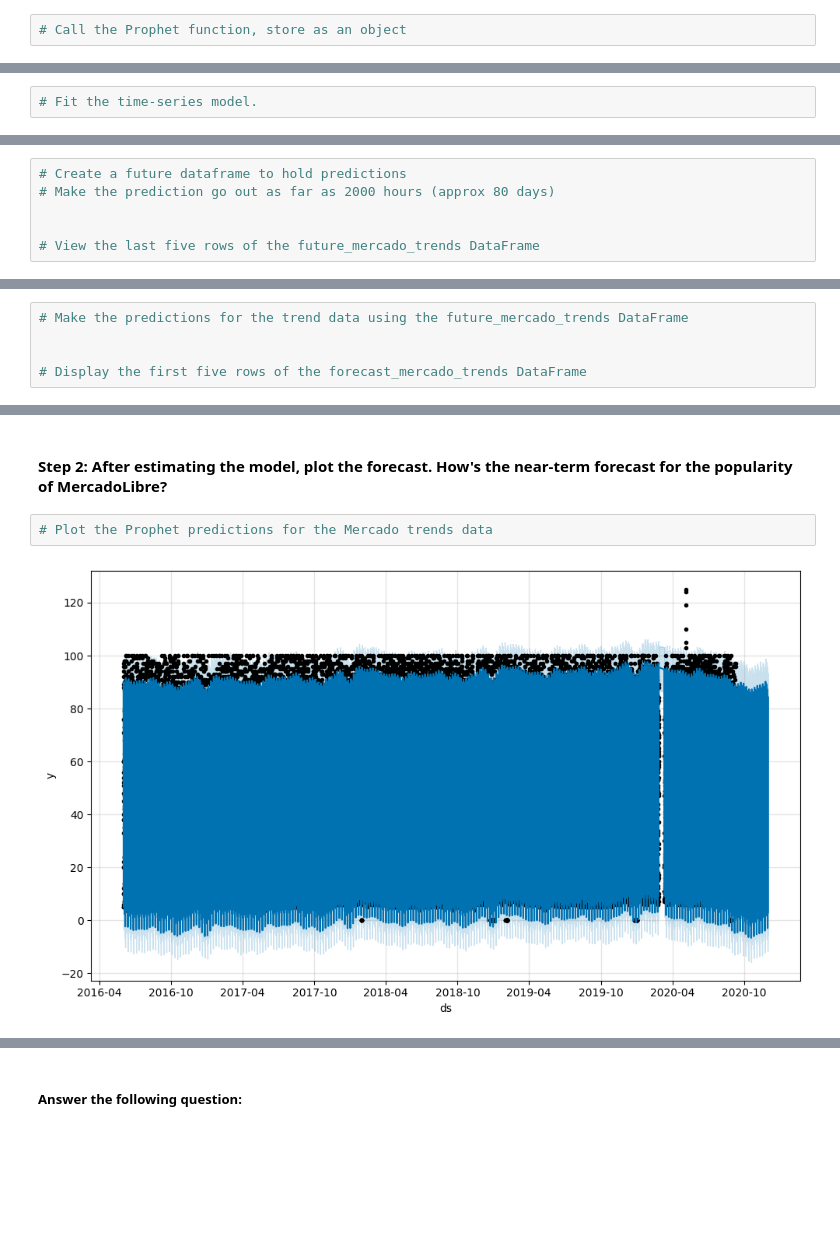
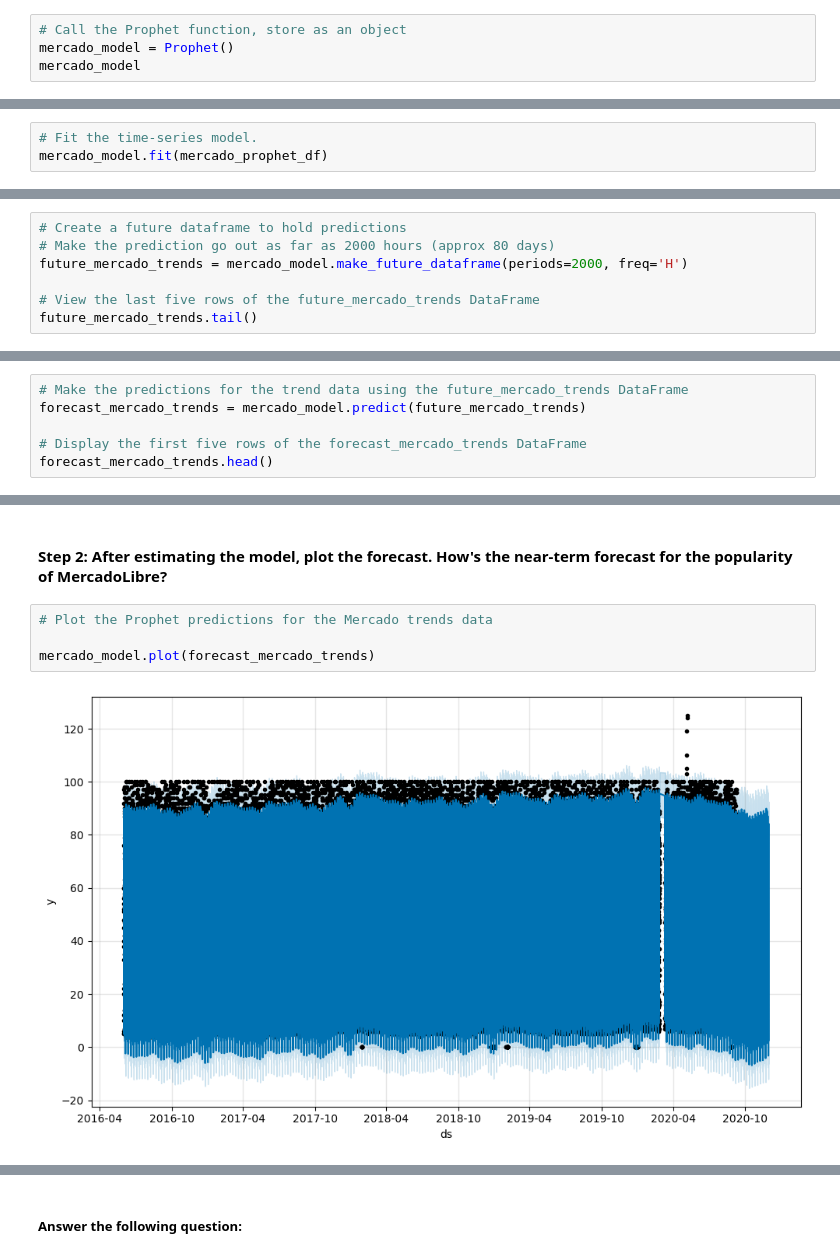
Before and after one commit to powshayneAI/prophet-challenge, a Jupyter notebook: forecasting_net_prophet.ipynb, the cells around one changed output, grey strips where cells are left out. Saved outputs shown, nothing was run; the diff lists cells and outputs as text; blank space fills up the shorter version.

```diff
--- a/forecasting_net_prophet.ipynb
+++ b/forecasting_net_prophet.ipynb
@@ -448,8 +460,11 @@ Now, you need to produce a time series model that analyzes and forecasts pattern
 | 37105 | 2020-09-08 00:00:00 | 96 |
 # %%
 # Call the Prophet function, store as an object
+mercado_model = Prophet()
+mercado_model
 # %% [output]
 <prophet.forecaster.Prophet at 0x...>
 # %%
 # Fit the time-series model.
+mercado_model.fit(mercado_prophet_df)
 # %% [output]
@@ -466,9 +474,10 @@ INFO:cmdstanpy:Chain [1] done processing
 # %%
 # Create a future dataframe to hold predictions
 # Make the prediction go out as far as 2000 hours (approx 80 days)
-
+future_mercado_trends = mercado_model.make_future_dataframe(periods=2000, freq='H')
 
 # View the last five rows of the future_mercado_trends DataFrame
+future_mercado_trends.tail()
 # %% [output]
 |  | ds |
 | 39101 | 2020-11-30 04:00:00 |
@@ -478,8 +487,9 @@ INFO:cmdstanpy:Chain [1] done processing
 | 39105 | 2020-11-30 08:00:00 |
 # %%
 # Make the predictions for the trend data using the future_mercado_trends DataFrame
-
+forecast_mercado_trends = mercado_model.predict(future_mercado_trends)
 
 # Display the first five rows of the forecast_mercado_trends DataFrame
+forecast_mercado_trends.head()
 # %% [output]
 |  | ds | trend | yhat_lower | yhat_upper | trend_lower | trend_upper | additive_terms | ... |
@@ -493,5 +503,7 @@ INFO:cmdstanpy:Chain [1] done processing
 #### Step 2: After estimating the model, plot the forecast. How's the near-term forecast for the popularity of MercadoLibre?
 # %%
 # Plot the Prophet predictions for the Mercado trends data
+
+mercado_model.plot(forecast_mercado_trends)
 # %% [output]
-[figure, old version]
+[figure, new version]
```
Also changed, not shown: parts of 18 cells of this notebook.
